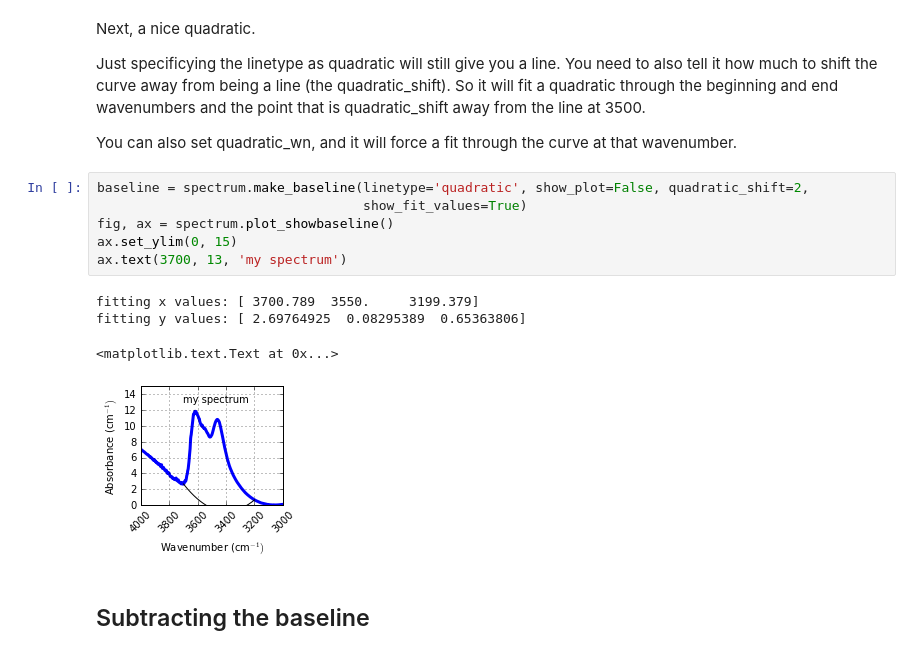
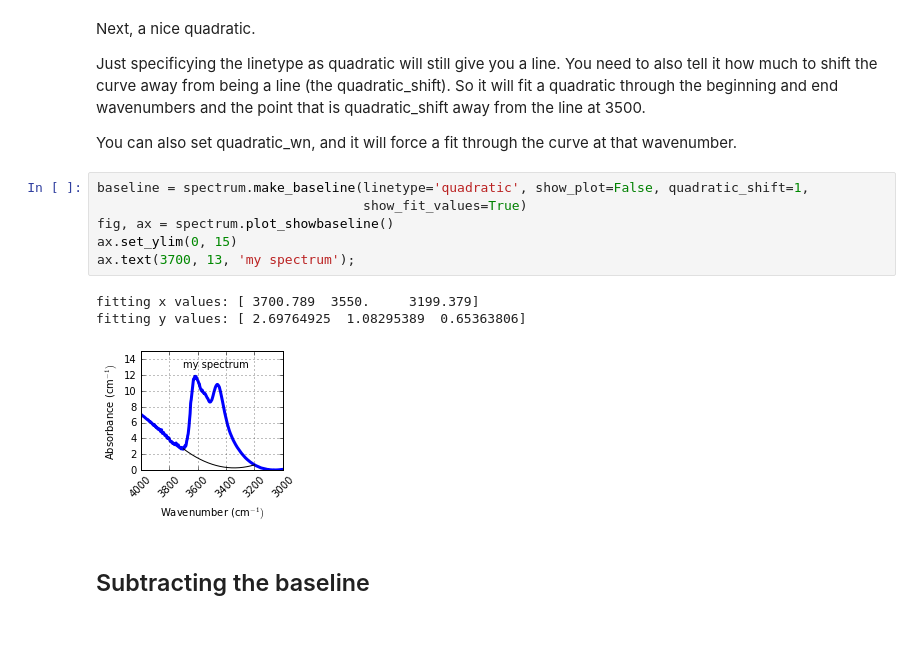
Before and after one commit to EFerriss/Pynams, a Jupyter notebook: EXAMPLES.ipynb, the cells around one changed output. Saved outputs shown, nothing was run; the diff lists cells and outputs as text.

Commit message:
Profile areas maybe ok but need more tests
I also improved plot_showbaseline, updated examples.

```diff
--- a/EXAMPLES.ipynb
+++ b/EXAMPLES.ipynb
@@ -114,16 +117,15 @@ Just specificying the linetype as quadratic will still give you a line. You need
 
 You can also set quadratic_wn, and it will force a fit through the curve at that wavenumber.
 # %%
-baseline = spectrum.make_baseline(linetype='quadratic', show_plot=False, quadratic_shift=2,
+baseline = spectrum.make_baseline(linetype='quadratic', show_plot=False, quadratic_shift=1,
                                   show_fit_values=True)
 fig, ax = spectrum.plot_showbaseline()
 ax.set_ylim(0, 15)
-ax.text(3700, 13, 'my spectrum')
+ax.text(3700, 13, 'my spectrum');
 # %% [output]
 fitting x values: [ 3700.789  3550.     3199.379]
-fitting y values: [ 2.69764925  0.08295389  0.65363806]
+fitting y values: [ 2.69764925  1.08295389  0.65363806]
-<matplotlib.text.Text at 0x...>
-[figure, old version]
+[figure, new version]
 # %% [markdown]
 ## Subtracting the baseline
 # %%
```
Also changed, not shown: parts of 8 cells of this notebook, 8 other files.
